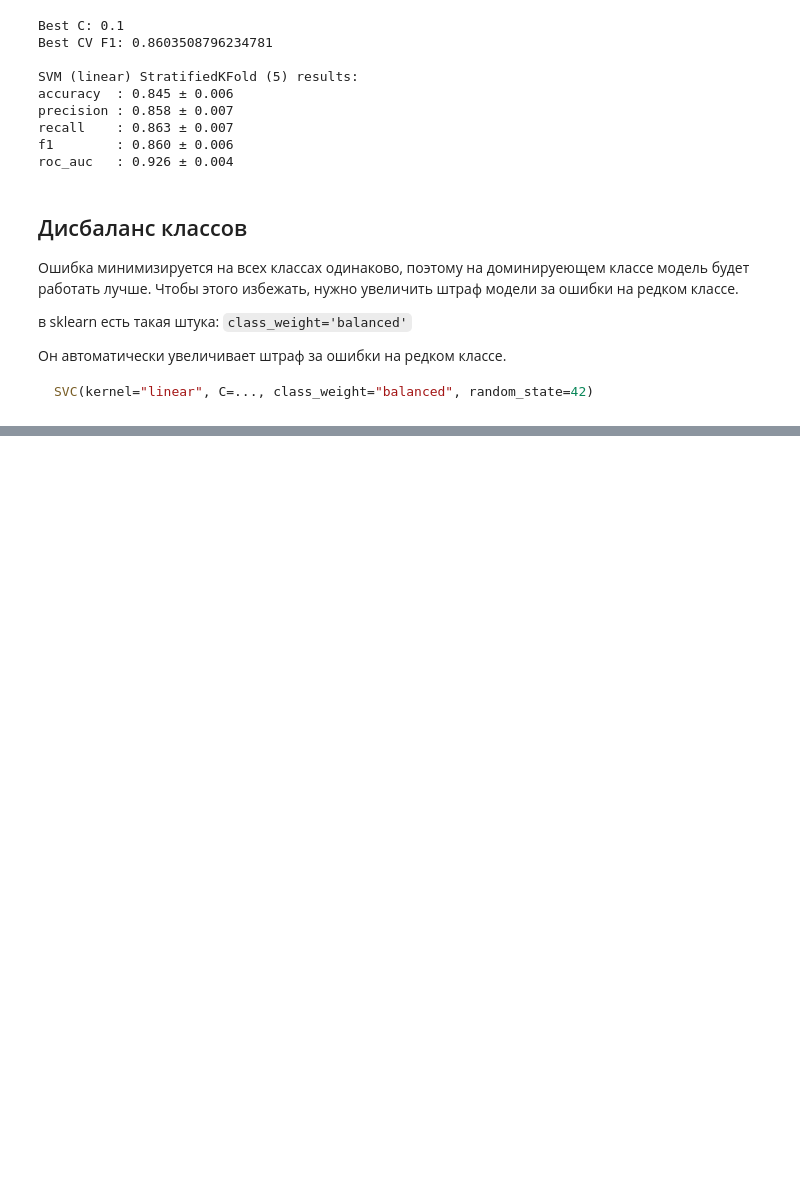
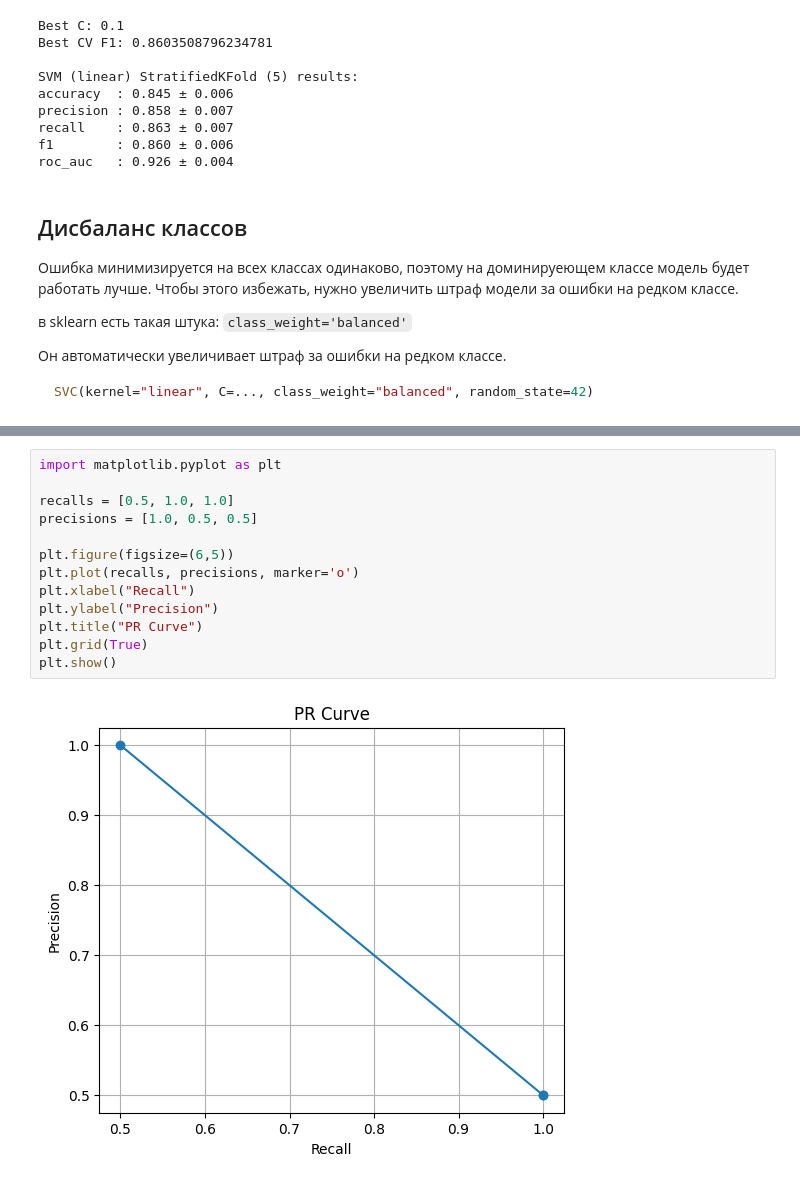
Before and after one commit to mkgurenkov/ai-systems, a Jupyter notebook: l3/l3.ipynb, the cells around one changed output, grey strips where cells are left out. Drawn from its saved outputs; the diff is of its cells as text; blank space fills up the shorter version.

```diff
--- a/l3/l3.ipynb
+++ b/l3/l3.ipynb
@@ -272,0 +490,15 @@ SVC(kernel="linear", C=..., class_weight="balanced", random_state=42)
+# %%
+import matplotlib.pyplot as plt
+
+recalls = [0.5, 1.0, 1.0]
+precisions = [1.0, 0.5, 0.5]
+
+plt.figure(figsize=(6,5))
+plt.plot(recalls, precisions, marker='o')
+plt.xlabel("Recall")
+plt.ylabel("Precision")
+plt.title("PR Curve")
+plt.grid(True)
+plt.show()
+# %% [output]
+[figure, added]
```
Also changed, not shown: parts of 15 cells of this notebook.
